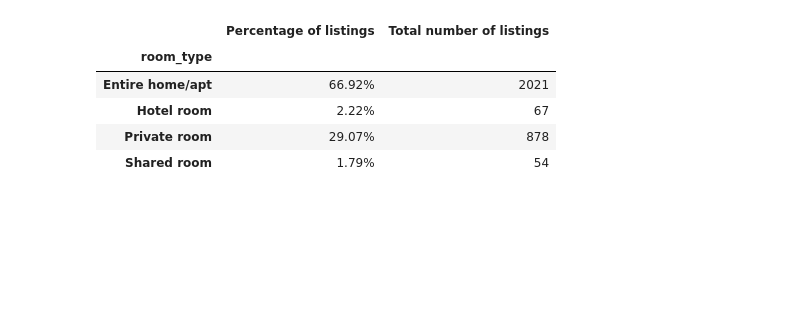
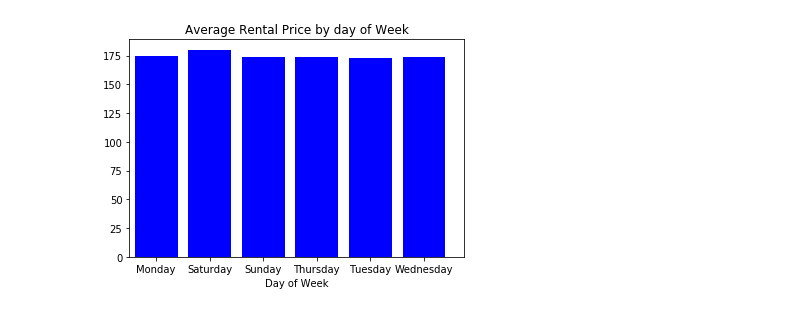
Before and after one commit to cruz003/project-airbnb, a Jupyter notebook: project_start.ipynb, the cells around one changed output. Cells and saved outputs as stored; diff of their text form; code cells hidden in the pictures; blank space fills up the shorter version.

```diff
--- a/project_start.ipynb
+++ b/project_start.ipynb
@@ -257,14 +1,29 @@ room_type_percentage = room_type_count/total_listing_count * 100
-# %%
-# Create dataframe
-room_type_percentage_df = pd.DataFrame({"Percentage of listings": room_type_percentage,
-                                      "Total number of listings": room_type_count})
-# Fomat results
-room_type_percentage_df = room_type_percentage_df.style.format({"Percentage of listings":"{:,.2f}%"})
-room_type_percentage_df
-# %% [output]
-|  | Percentage of listings | Total number of listings |
-| room_type |  |  |
-| Entire home/apt | 66.92% | 2021 |
-| Hotel room | 2.22% | 67 |
-| Private room | 29.07% | 878 |
-| Shared room | 1.79% | 54 |
+# %%
+# Dependencies
+import pandas as pd
+import os
+import requests
+import json
+import gmaps
+from ipywidgets.embed import embed_minimal_html
+import matplotlib.pyplot as plt
+import numpy as np
+import datetime
+import warnings
+warnings.filterwarnings("ignore")
+#Google developer API key
+from config import apikey
+#Configure gmaps
+gmaps.configure(api_key=apikey)
+
+#Function to clean data
+def clean_numbers(a):
+    a = a.str.strip('$').str.replace(',', '').astype(float)
+    return a
+# %%
+# Store filepath in a variable
+file_one = "./listings.csv"
+file_two = "./listings_calendar.csv"
+# Read file
+file_one_df = pd.read_csv(file_one, encoding="ISO-8859-1")
+file_two_df =  pd.read_csv(file_two, encoding="ISO-8859-1")
@@ -270,0 +75,16 @@ room_type_percentage_df
+# %%
+# Data Visualization 2: - Avg Rental Price by Day of Week
+#Create Dataframe
+listings_by_day = file_two_df.groupby("day_of_week").price.mean().reset_index(0)
+listings_by_day.head()
+#Need to add sorting by day - -
+#Create Bar chart
+plt.bar(listings_by_day["day_of_week"], listings_by_day["price"], color="b", align="center")
+#Add Chart Titles and any formatting
+plt.title("Average Rental Price by day of Week")
+plt.xlabel("Day of Week")
+plt.xlim(.5, len(listings_by_day)-0.25)
+plt.savefig(os.path.join('./avg_rental_price_by_day'))
+plt.show()
+# %% [output]
+[figure, added]
```
Also changed, not shown: parts of 39 cells of this notebook, 11 other files.
